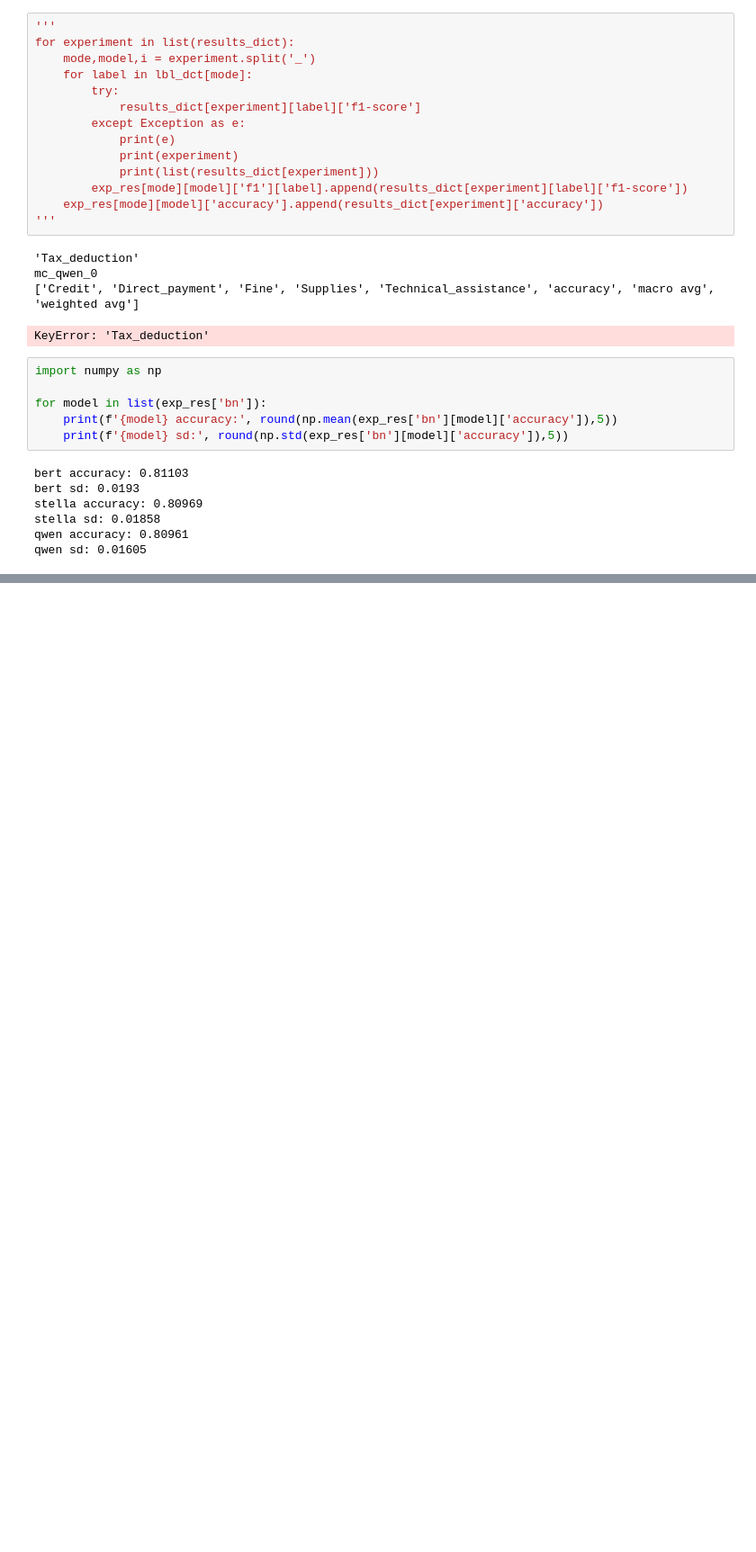
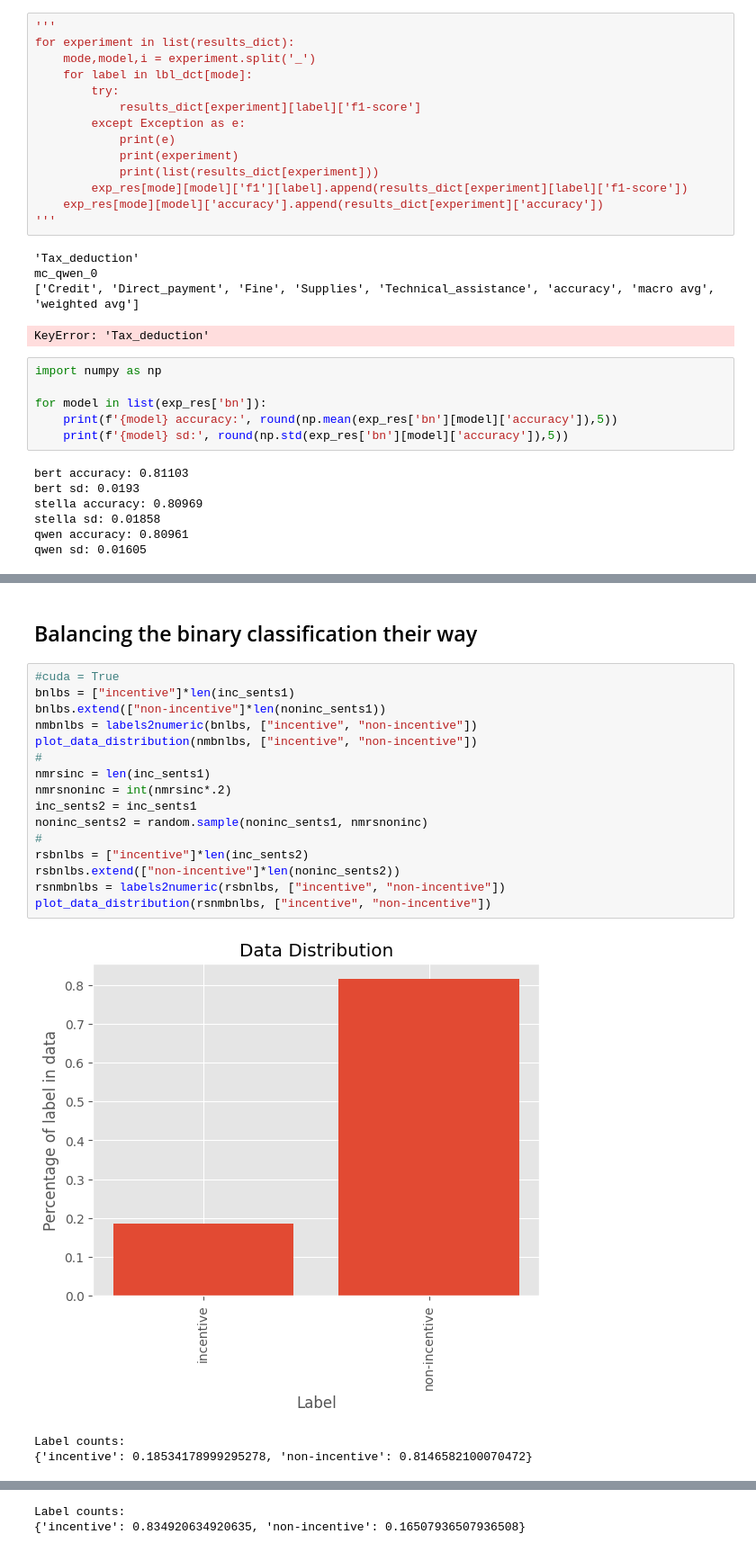
Before and after one commit to mawaskow/policy-classifier, a Jupyter notebook: classifier/NewPipeline.ipynb, the cells around one changed output, grey strips where cells are left out. Shown at 90% size. Drawn from its saved outputs; the diff is of its cells as text; blank space fills up the shorter version.

Commit message:
restructuring to figure out classification errors

```diff
--- a/classifier/NewPipeline.ipynb
+++ b/classifier/NewPipeline.ipynb
@@ -1183,0 +1508,22 @@ Sanity Check: 965 sentences and 965 labels
+# %% [markdown]
+## Balancing the binary classification their way
+# %%
+#cuda = True
+bnlbs = ["incentive"]*len(inc_sents1)
+bnlbs.extend(["non-incentive"]*len(noninc_sents1))
+nmbnlbs = labels2numeric(bnlbs, ["incentive", "non-incentive"])
+plot_data_distribution(nmbnlbs, ["incentive", "non-incentive"])
+#
+nmrsinc = len(inc_sents1)
+nmrsnoninc = int(nmrsinc*.2)
+inc_sents2 = inc_sents1
+noninc_sents2 = random.sample(noninc_sents1, nmrsnoninc)
+#
+rsbnlbs = ["incentive"]*len(inc_sents2)
+rsbnlbs.extend(["non-incentive"]*len(noninc_sents2))
+rsnmbnlbs = labels2numeric(rsbnlbs, ["incentive", "non-incentive"])
+plot_data_distribution(rsnmbnlbs, ["incentive", "non-incentive"])
+# %% [output]
+[figure, added]
+Label counts:
+{'incentive': 0.18534178999295278, 'non-incentive': 0.8146582100070472}
@@ -1183,0 +1531,2 @@ Sanity Check: 965 sentences and 965 labels
+Label counts:
+{'incentive': 0.834920634920635, 'non-incentive': 0.16507936507936508}
```
Also changed, not shown: parts of 22 cells of this notebook, 2 other files.
